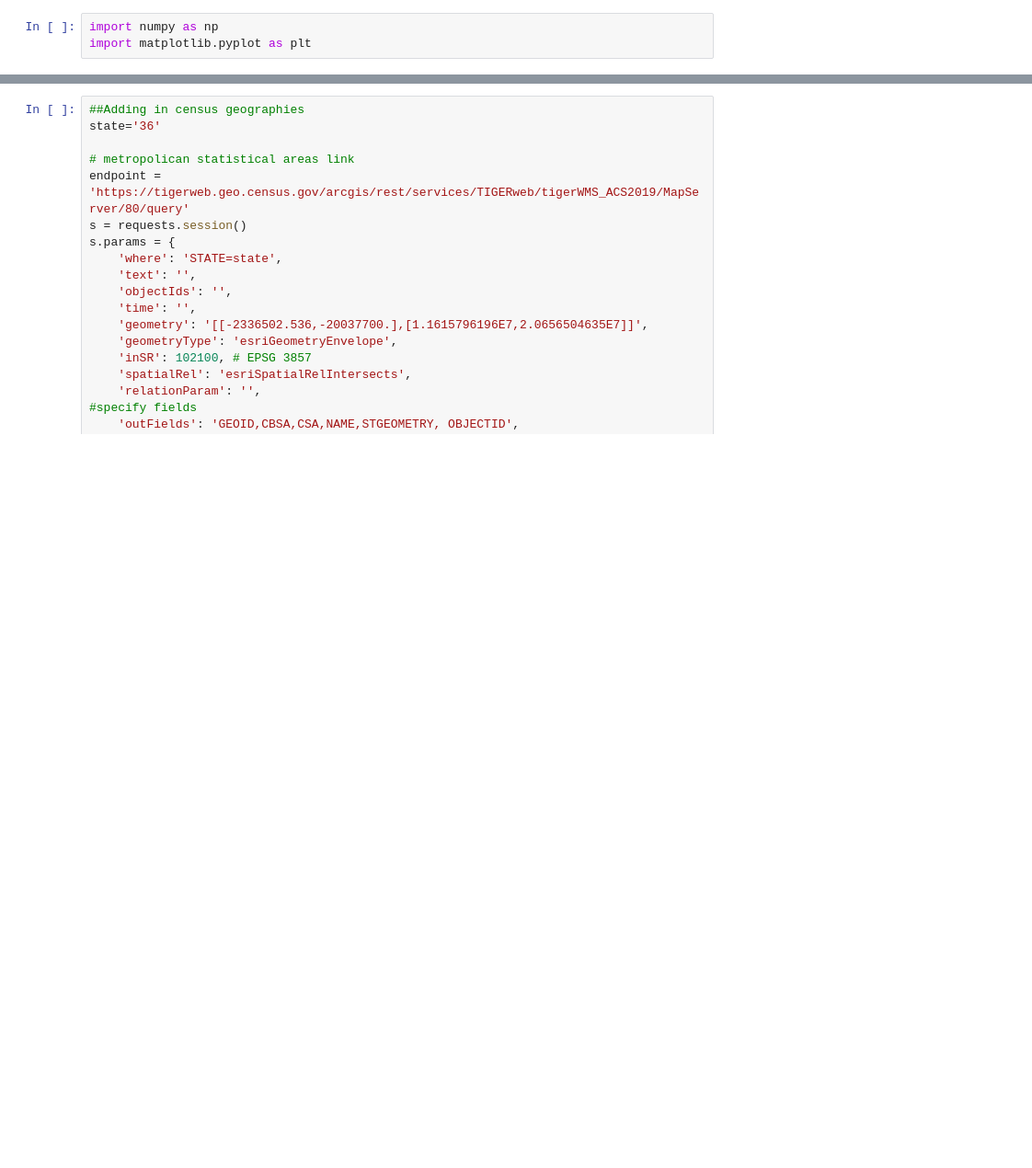
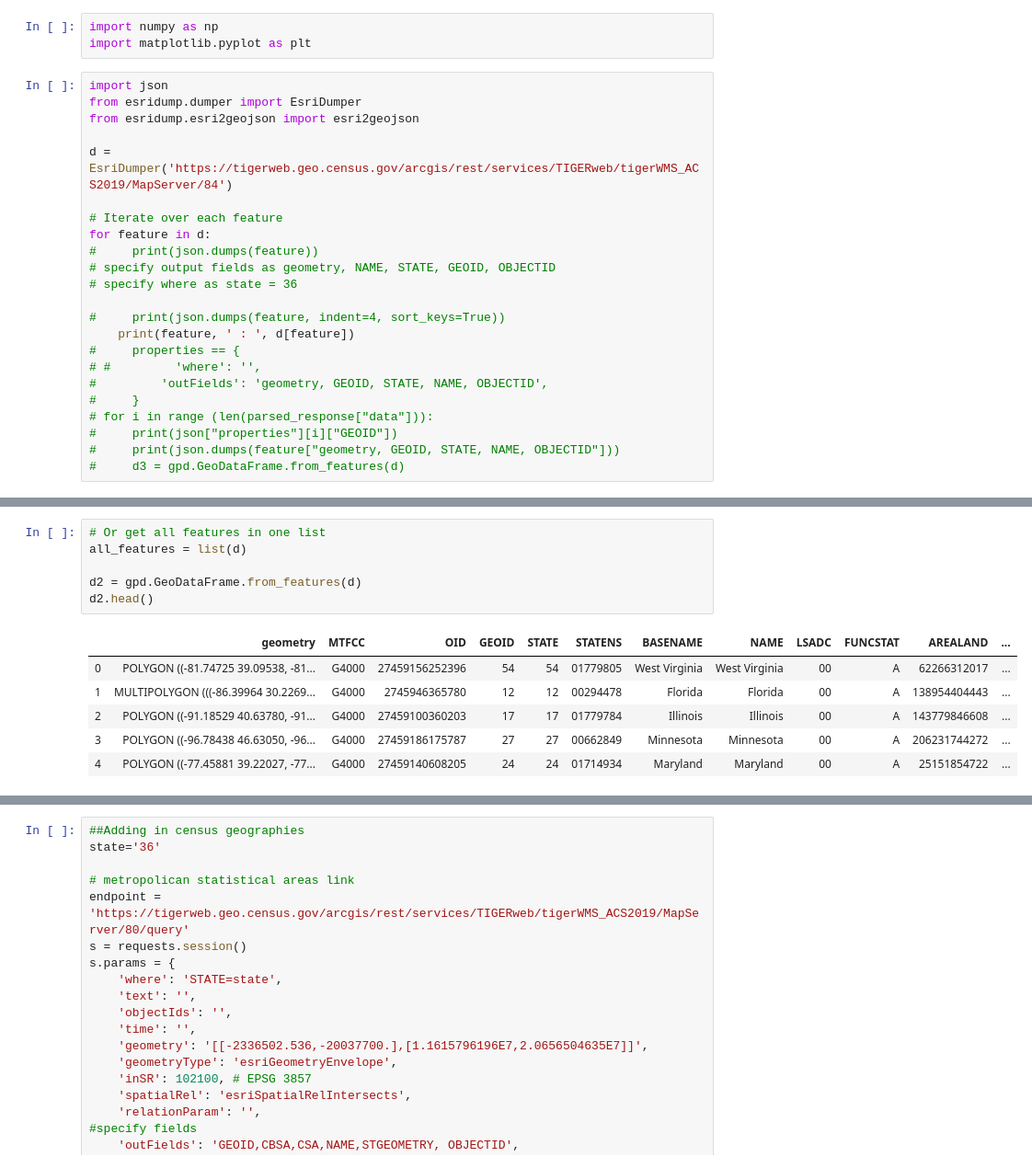
Before and after one commit to tolaoniyangi/capstone, a Jupyter notebook: import census geographies.ipynb, the cells around one changed output, grey strips where cells are left out. Shown at 92% size. Cells and saved outputs as stored; diff of their text form; blank space fills up the shorter version.

Commit message:
successfully imported census tracts

```diff
--- a/import census geographies.ipynb
+++ b/import census geographies.ipynb
@@ -5,3 +6,26 @@ import requests
 # %%
 import numpy as np
 import matplotlib.pyplot as plt
+# %%
+import json
+from esridump.dumper import EsriDumper
+from esridump.esri2geojson import esri2geojson
+
+d = EsriDumper('https://tigerweb.geo.census.gov/arcgis/rest/services/TIGERweb/tigerWMS_ACS2019/MapServer/84')
+
+# Iterate over each feature
+for feature in d:
+#     print(json.dumps(feature))
+# specify output fields as geometry, NAME, STATE, GEOID, OBJECTID
+# specify where as state = 36
+
+#     print(json.dumps(feature, indent=4, sort_keys=True))
+    print(feature, ' : ', d[feature])
+#     properties == {
+# #         'where': '',
+#         'outFields': 'geometry, GEOID, STATE, NAME, OBJECTID',
+#     }
+# for i in range (len(parsed_response["data"])):
+#     print(json["properties"][i]["GEOID"])
+#     print(json.dumps(feature["geometry, GEOID, STATE, NAME, OBJECTID"]))
+#     d3 = gpd.GeoDataFrame.from_features(d)
@@ -7,0 +41,13 @@ import matplotlib.pyplot as plt
+# %%
+# Or get all features in one list
+all_features = list(d)
+
+d2 = gpd.GeoDataFrame.from_features(d)
+d2.head()
+# %% [output]
+|  | geometry | MTFCC | OID | GEOID | STATE | STATENS | BASENAME | NAME | LSADC | FUNCSTAT | AREALAND | ... |
+| 0 | POLYGON ((-81.74725 39.09538, -81... | G4000 | 27459156252396 | 54 | 54 | 01779805 | West Virginia | West Virginia | 00 | A | 62266312017 | ... |
+| 1 | MULTIPOLYGON (((-86.39964 30.2269... | G4000 | 2745946365780 | 12 | 12 | 00294478 | Florida | Florida | 00 | A | 138954404443 | ... |
+| 2 | POLYGON ((-91.18529 40.63780, -91... | G4000 | 27459100360203 | 17 | 17 | 01779784 | Illinois | Illinois | 00 | A | 143779846608 | ... |
+| 3 | POLYGON ((-96.78438 46.63050, -96... | G4000 | 27459186175787 | 27 | 27 | 00662849 | Minnesota | Minnesota | 00 | A | 206231744272 | ... |
+| 4 | POLYGON ((-77.45881 39.22027, -77... | G4000 | 27459140608205 | 24 | 24 | 01714934 | Maryland | Maryland | 00 | A | 25151854722 | ... |
```
Also changed, not shown: parts of 12 cells of this notebook, 3 other files.
